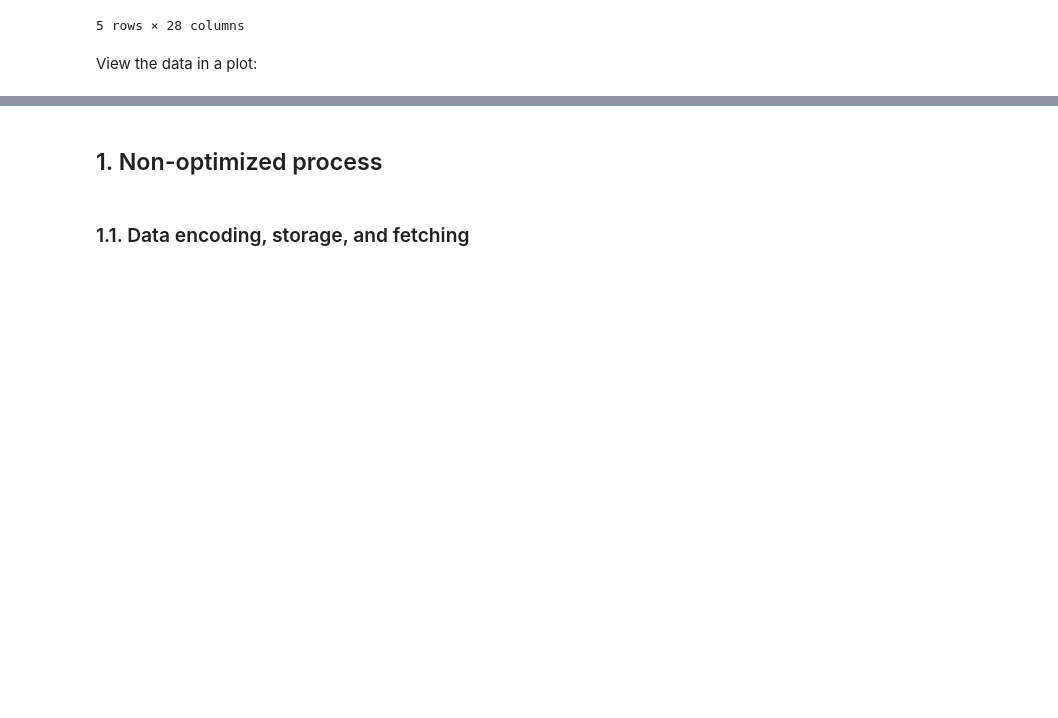
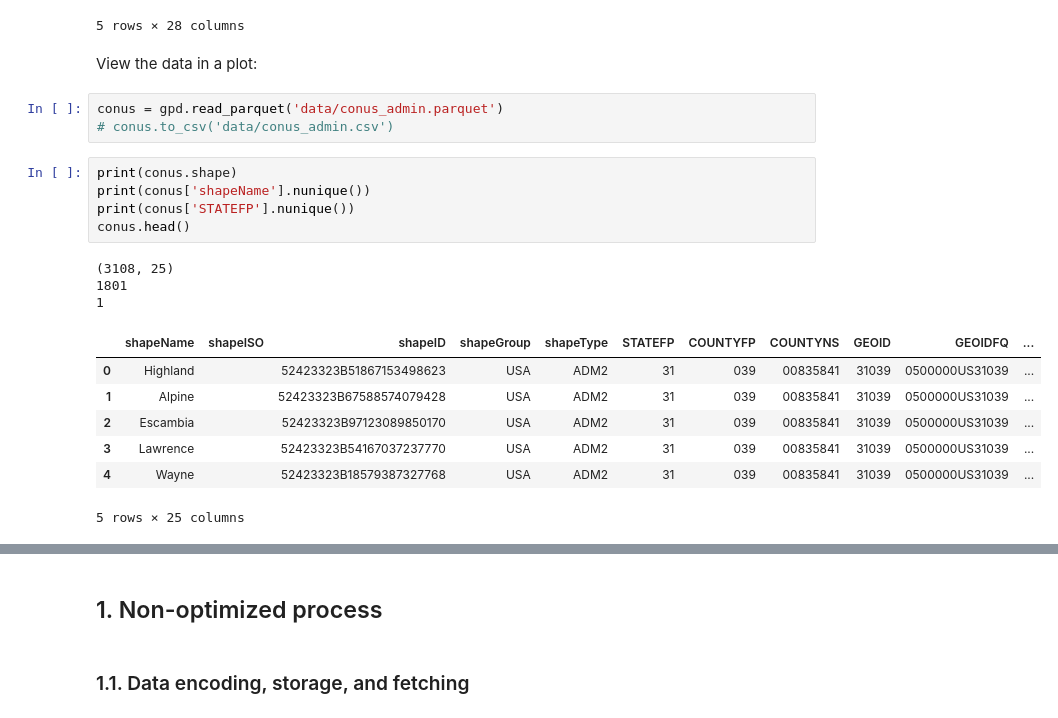
Before and after one commit to sralter/matching_optimization, a Jupyter notebook: matching.ipynb, the cells around one changed output, grey strips where cells are left out. Drawn from its saved outputs; the diff is of its cells as text; blank space fills up the shorter version.

```diff
--- a/matching.ipynb
+++ b/matching.ipynb
@@ -61,3 +63,22 @@ gdf.head()
 5 rows × 28 columns
 # %% [markdown]
 View the data in a plot:
+# %%
+conus = gpd.read_parquet('data/conus_admin.parquet')
+# conus.to_csv('data/conus_admin.csv')
+# %%
+print(conus.shape)
+print(conus['shapeName'].nunique())
+print(conus['STATEFP'].nunique())
+conus.head()
+# %% [output]
+(3108, 25)
+1801
+1
+|  | shapeName | shapeISO | shapeID | shapeGroup | shapeType | STATEFP | COUNTYFP | COUNTYNS | GEOID | GEOIDFQ | ... |
+| 0 | Highland |  | 52423323B51867153498623 | USA | ADM2 | 31 | 039 | 00835841 | 31039 | 0500000US31039 | ... |
+| 1 | Alpine |  | 52423323B67588574079428 | USA | ADM2 | 31 | 039 | 00835841 | 31039 | 0500000US31039 | ... |
+| 2 | Escambia |  | 52423323B97123089850170 | USA | ADM2 | 31 | 039 | 00835841 | 31039 | 0500000US31039 | ... |
+| 3 | Lawrence |  | 52423323B54167037237770 | USA | ADM2 | 31 | 039 | 00835841 | 31039 | 0500000US31039 | ... |
+| 4 | Wayne |  | 52423323B18579387327768 | USA | ADM2 | 31 | 039 | 00835841 | 31039 | 0500000US31039 | ... |
+5 rows × 25 columns
```
Also changed, not shown: parts of 4 cells of this notebook, 1 other file.
